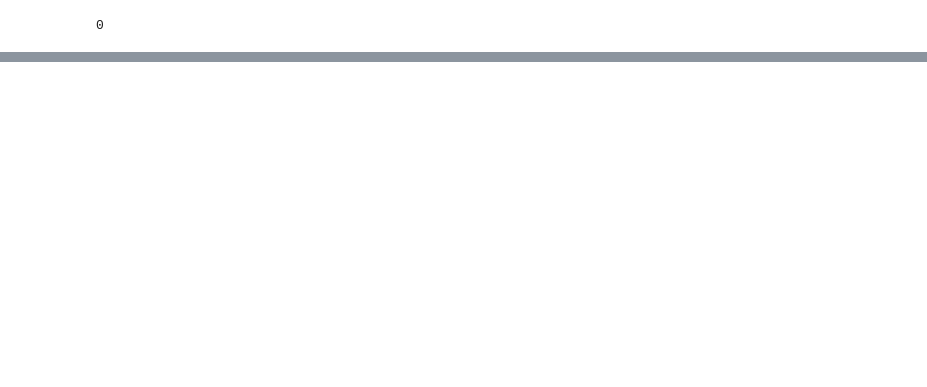
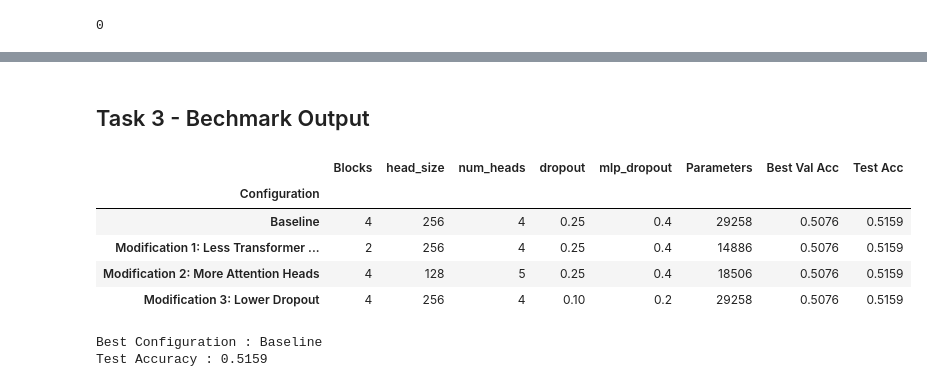
Before and after one commit to Musab-Hassan/model-comparisons, a Jupyter notebook: timeseries_classification_transformer.ipynb, the cells around one changed output, grey strips where cells are left out. Cells and saved outputs as stored; diff of their text form; code cells hidden in the pictures; blank space fills up the shorter version.

Commit message:
Attempt to get basic model improvements for transformer

```diff
--- a/timeseries_classification_transformer.ipynb
+++ b/timeseries_classification_transformer.ipynb
@@ -379,0 +341,25 @@ Val-Test Gap (Overfitting Indicator):
+# %% [markdown]
+## Task 3 - Bechmark Output
+# %%
+df_results = pd.DataFrame(results).set_index("Configuration")
+
+# Reorder columns for readability
+display_cols = [
+    "Blocks", "head_size", "num_heads", "dropout", "mlp_dropout",
+    "Parameters", "Best Val Acc", "Test Acc",
+]
+display(df_results[display_cols])
+
+# Print the best-performing configuration
+best_idx = df_results["Test Acc"].idxmax()
+print(f"\nBest Configuration : {best_idx}")
+print(f"Test Accuracy : {df_results.loc[best_idx, 'Test Acc']:.4f}")
+# %% [output]
+|  | Blocks | head_size | num_heads | dropout | mlp_dropout | Parameters | Best Val Acc | Test Acc |
+| Configuration |  |  |  |  |  |  |  |  |
+| Baseline | 4 | 256 | 4 | 0.25 | 0.4 | 29258 | 0.5076 | 0.5159 |
+| Modification 1: Less Transformer ... | 2 | 256 | 4 | 0.25 | 0.4 | 14886 | 0.5076 | 0.5159 |
+| Modification 2: More Attention Heads | 4 | 128 | 5 | 0.25 | 0.4 | 18506 | 0.5076 | 0.5159 |
+| Modification 3: Lower Dropout | 4 | 256 | 4 | 0.10 | 0.2 | 29258 | 0.5076 | 0.5159 |
+Best Configuration : Baseline
+Test Accuracy : 0.5159
```
Also changed, not shown: parts of 16 cells of this notebook.
